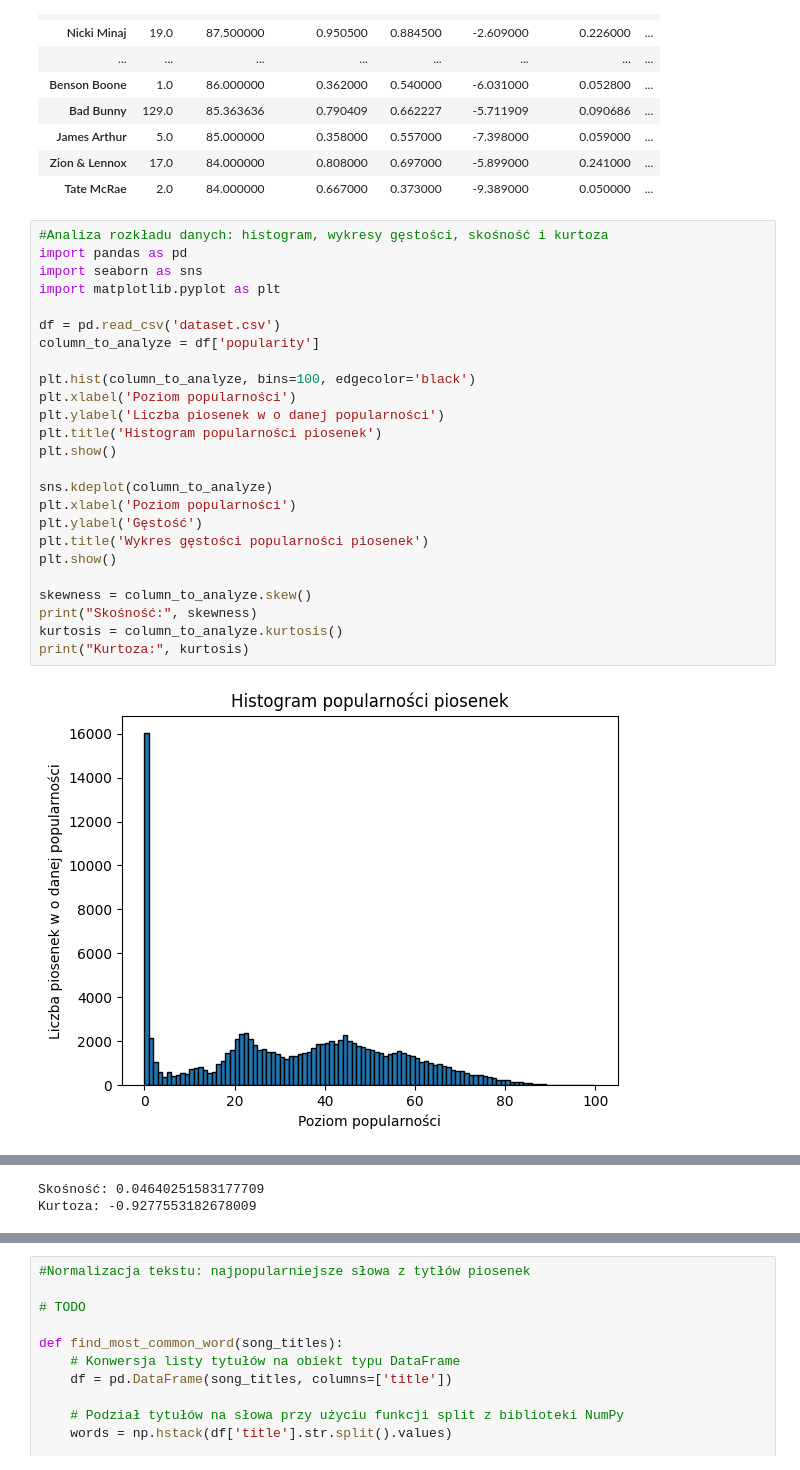
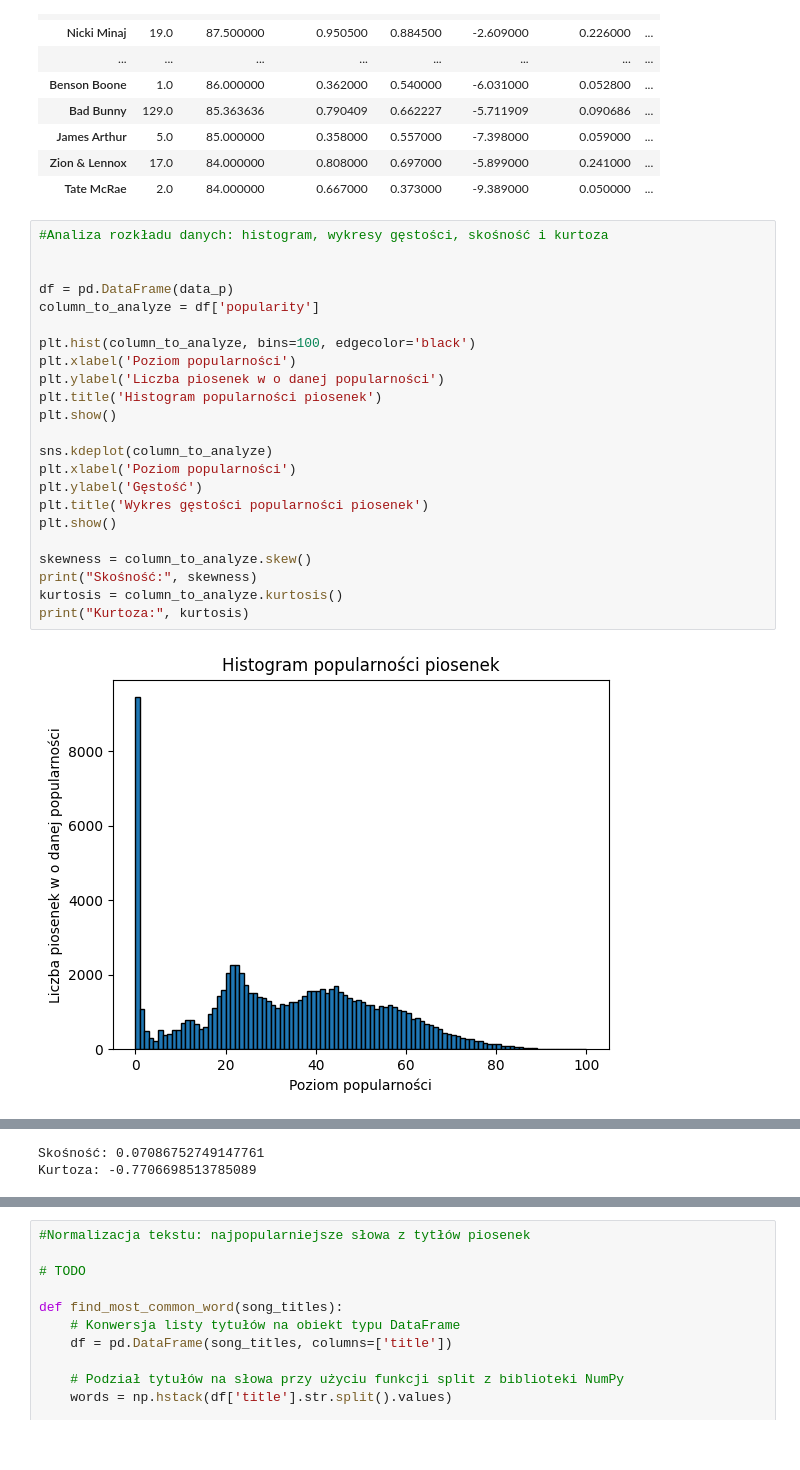
Before and after one commit to MarekPrzydanek/PythonProjekt, a Jupyter notebook: src/main.ipynb, the cells around one changed output, grey strips where cells are left out. Drawn from its saved outputs; the diff is of its cells as text.

```diff
--- a/src/main.ipynb
+++ b/src/main.ipynb
@@ -340,28 +357,26 @@ See the caveats in the documentation: https://pandas.pydata.org/pandas-docs/stab
 | Tate McRae | 2.0 | 84.000000 | 0.667000 | 0.373000 | -9.389000 | 0.050000 | ... |
 # %%
 #Analiza rozkładu danych: histogram, wykresy gęstości, skośność i kurtoza
-import pandas as pd
-import seaborn as sns
-import matplotlib.pyplot as plt
 
-df = pd.read_csv('dataset.csv')
+
+df = pd.DataFrame(data_p)
 column_to_analyze = df['popularity']
 
 plt.hist(column_to_analyze, bins=100, edgecolor='black')
 plt.xlabel('Poziom popularności')
 plt.ylabel('Liczba piosenek w o danej popularności')
 plt.title('Histogram popularności piosenek')
 plt.show()
 
 sns.kdeplot(column_to_analyze)
 plt.xlabel('Poziom popularności')
 plt.ylabel('Gęstość')
 plt.title('Wykres gęstości popularności piosenek')
 plt.show()
 
 skewness = column_to_analyze.skew()
 print("Skośność:", skewness)
 kurtosis = column_to_analyze.kurtosis()
 print("Kurtoza:", kurtosis)
 # %% [output]
-[figure, old version]
+[figure, new version]
@@ -369,4 +384,4 @@ print("Kurtoza:", kurtosis)
-Skośność: 0.04640251583177709
-Kurtoza: -0.9277553182678009
+Skośność: 0.07086752749147761
+Kurtoza: -0.7706698513785089
 # %%
 
```
Also changed, not shown: parts of 4 cells of this notebook.
